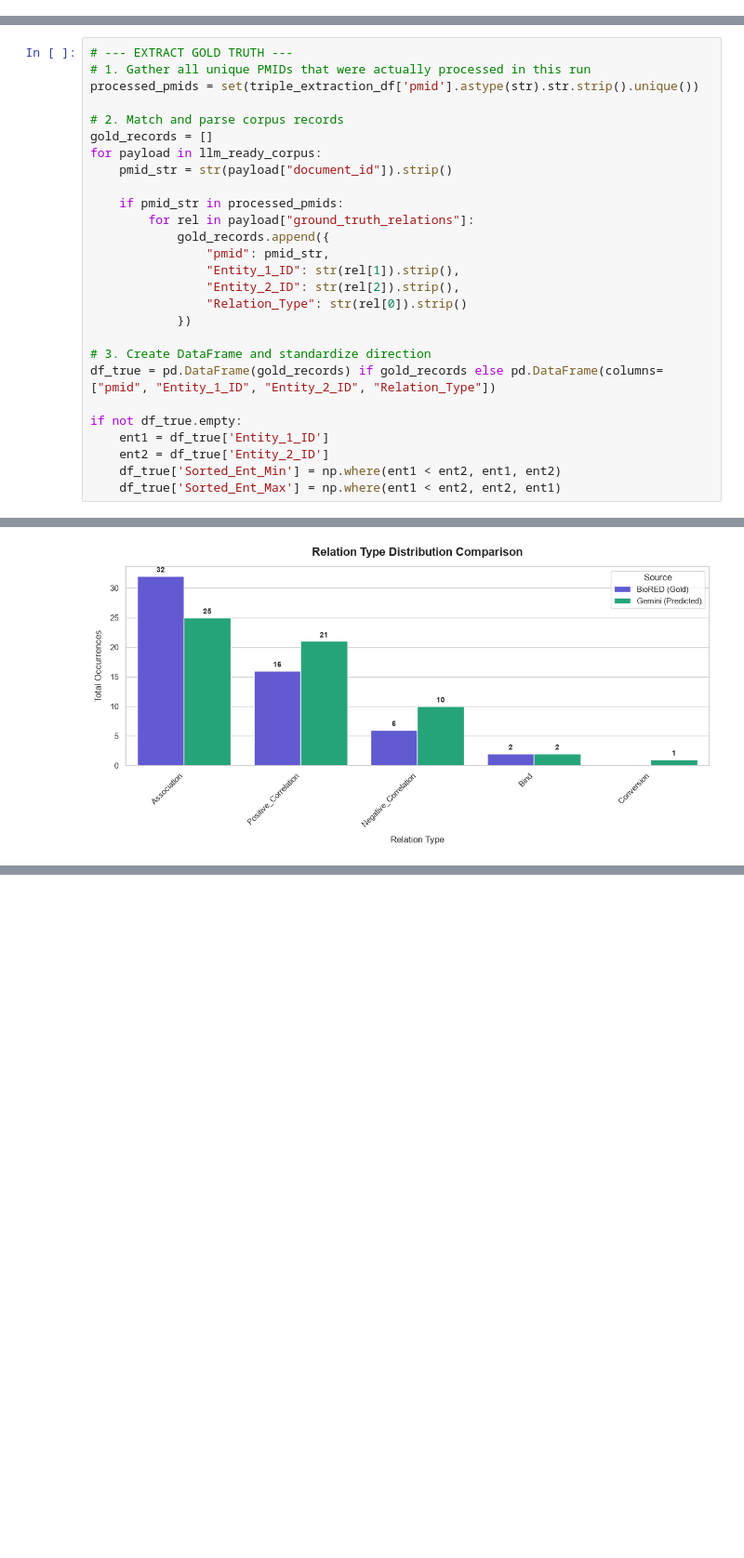
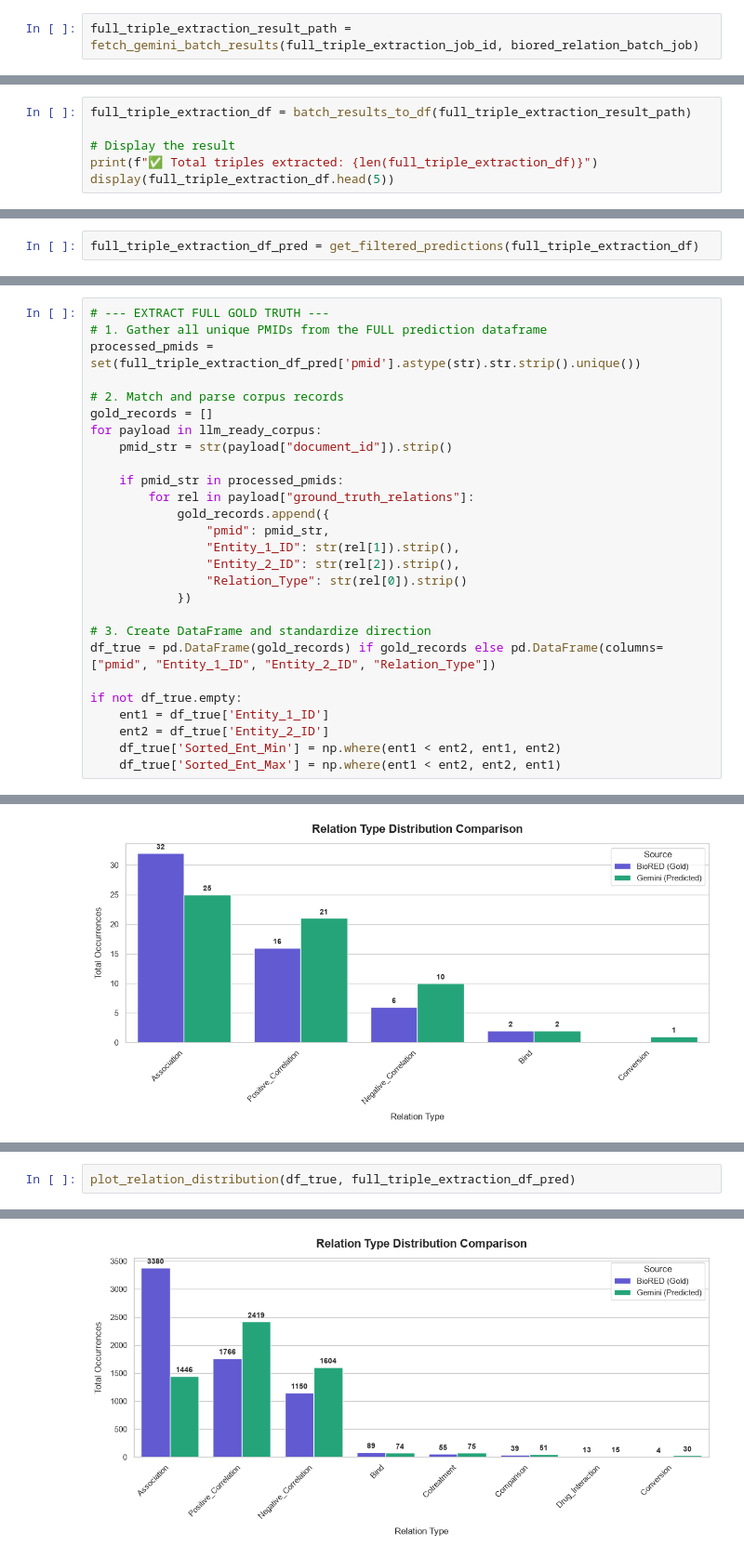
Before and after one commit to jess-xia/kg-construction, a Jupyter notebook: src/02_LLM_RE.ipynb, the cells around one changed output, grey strips where cells are left out. Shown at 93% size. Saved outputs shown, nothing was run; the diff lists cells and outputs as text; blank space fills up the shorter version.

Commit message:
Completed direct comparison of Gemini triples to BioRED dataset

```diff
--- a/src/02_LLM_RE.ipynb
+++ b/src/02_LLM_RE.ipynb
@@ -930,0 +948,2 @@ gemini_2_5_pro_df_pred = get_filtered_predictions(gemini_2_5_pro_triple_extracti
+# %%
+full_triple_extraction_result_path = fetch_gemini_batch_results(full_triple_extraction_job_id, biored_relation_batch_job)
@@ -930,0 +954,6 @@ gemini_2_5_pro_df_pred = get_filtered_predictions(gemini_2_5_pro_triple_extracti
+# %%
+full_triple_extraction_df = batch_results_to_df(full_triple_extraction_result_path)
+
+# Display the result
+print(f"✅ Total triples extracted: {len(full_triple_extraction_df)}")
+display(full_triple_extraction_df.head(5))
@@ -931 +970,3 @@ gemini_2_5_pro_df_pred = get_filtered_predictions(gemini_2_5_pro_triple_extracti
+# %%
+full_triple_extraction_df_pred = get_filtered_predictions(full_triple_extraction_df)
 # %% [markdown]
@@ -1532,9 +1529,9 @@ Valid schema predictions kept  : 59
 # %% [markdown]
 #### Plotting
 # %%
-# --- EXTRACT GOLD TRUTH ---
-# 1. Gather all unique PMIDs that were actually processed in this run
-processed_pmids = set(triple_extraction_df['pmid'].astype(str).str.strip().unique())
+# --- EXTRACT FULL GOLD TRUTH ---
+# 1. Gather all unique PMIDs from the FULL prediction dataframe
+processed_pmids = set(full_triple_extraction_df_pred['pmid'].astype(str).str.strip().unique())
 
 # 2. Match and parse corpus records
 gold_records = []
@@ -1752,0 +1670,3 @@ Name: count, dtype: int64
+# %%
+plot_relation_distribution(df_true, full_triple_extraction_df_pred)
+# %% [output]
@@ -1752,0 +1690 @@ Name: count, dtype: int64
+[figure, added]
```
Also changed, not shown: parts of 20 cells of this notebook, 3 other files.
